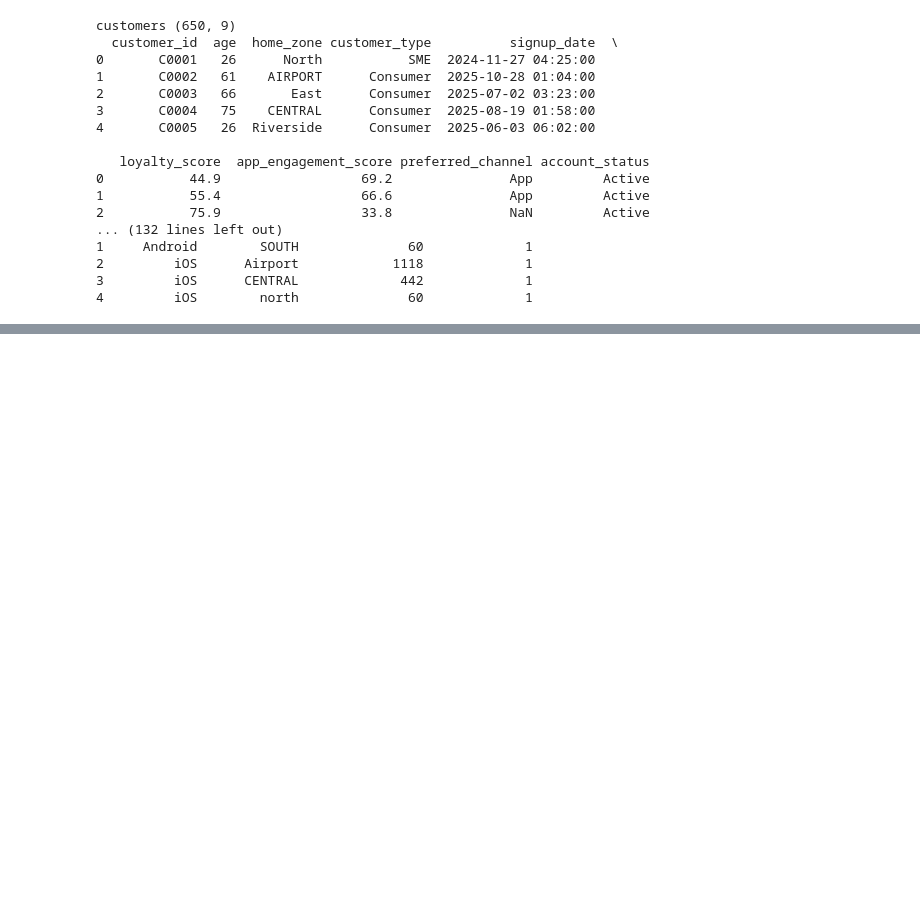
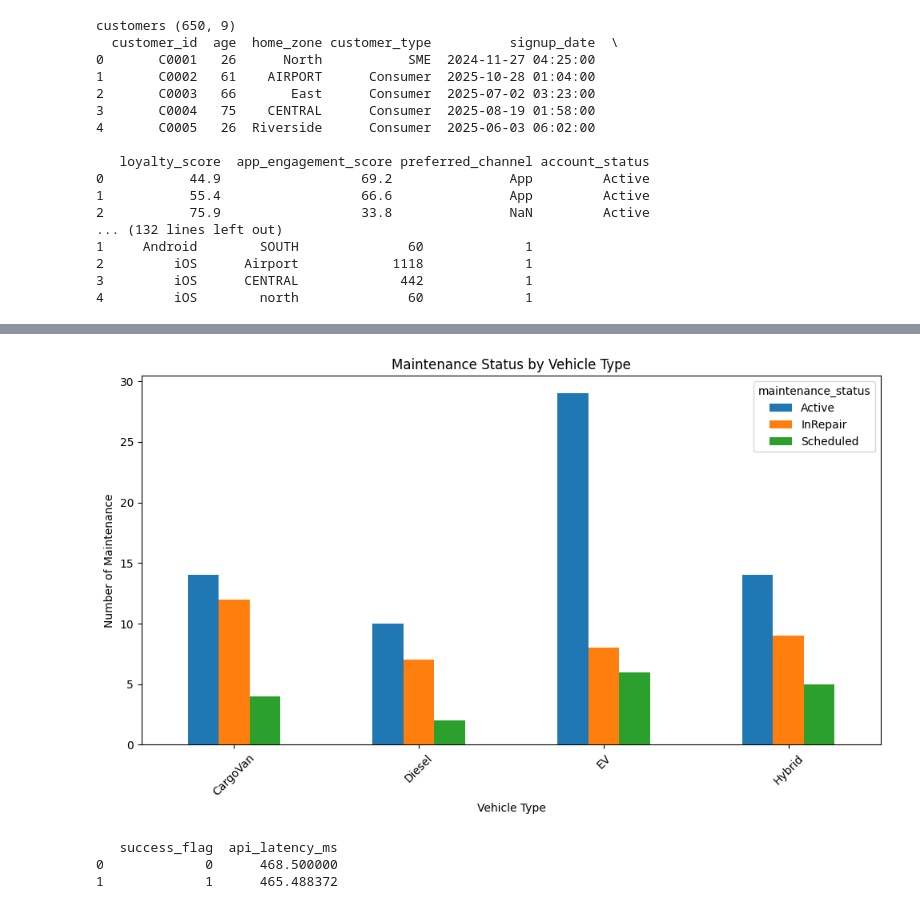
Before and after one commit to msmareeb/databases-and-analytics-assignment, a Jupyter notebook: python_analysis.ipynb, the cells around one changed output, grey strips where cells are left out. Cells and saved outputs as stored; diff of their text form; code cells hidden in the pictures; blank space fills up the shorter version.

```diff
--- a/python_analysis.ipynb
+++ b/python_analysis.ipynb
@@ -78,0 +147,8 @@ customers (650, 9)
+# %%
+vehicles_analysis = (
+    vehicles.groupby(["vehicle_type", "maintenance_status"])
+    .size()
+    .reset_index(name="count")
+)
+
+print(vehicles_analysis)
@@ -78,0 +169,29 @@ customers (650, 9)
+# %%
+vehicle_pivot = vehicles_analysis.pivot(
+    index = "vehicle_type",
+    columns = "maintenance_status",
+    values = "count"
+).fillna(0)
+
+vehicle_pivot.plot(kind="bar", figsize=(10,6))
+
+plt.title("Maintenance Status by Vehicle Type")
+plt.xlabel("Vehicle Type")
+plt.ylabel("Number of Maintenance")
+plt.xticks(rotation=45)
+plt.tight_layout()
+plt.show()
+# %% [output]
+[figure, added]
+# %%
+app_analysis = (
+    app_events.groupby("success_flag")["api_latency_ms"]
+    .mean()
+    .reset_index()
+)
+
+print(app_analysis)
+# %% [output]
+   success_flag  api_latency_ms
+0             0      468.500000
+1             1      465.488372
```
Also changed, not shown: parts of 5 cells of this notebook.
